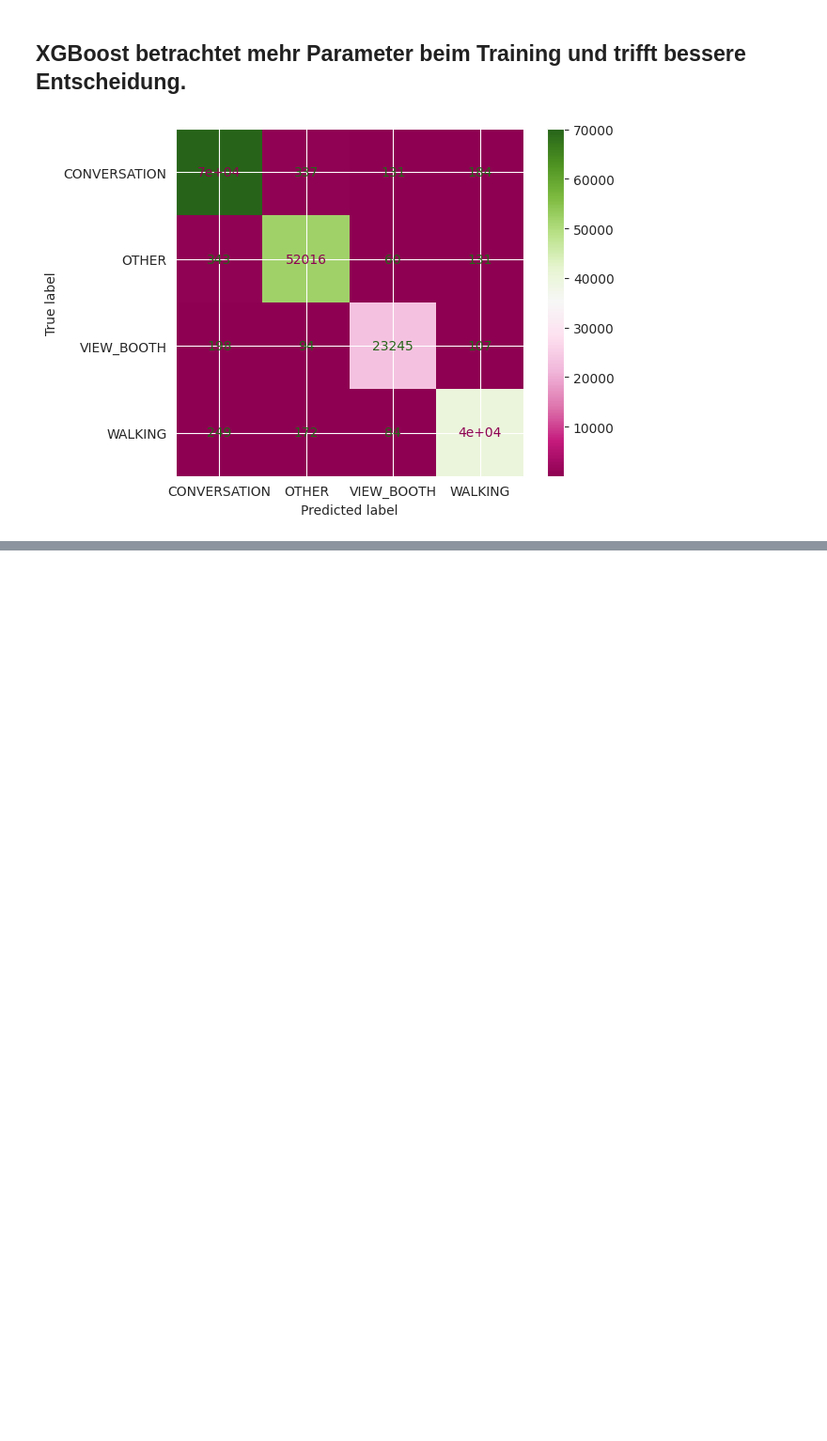
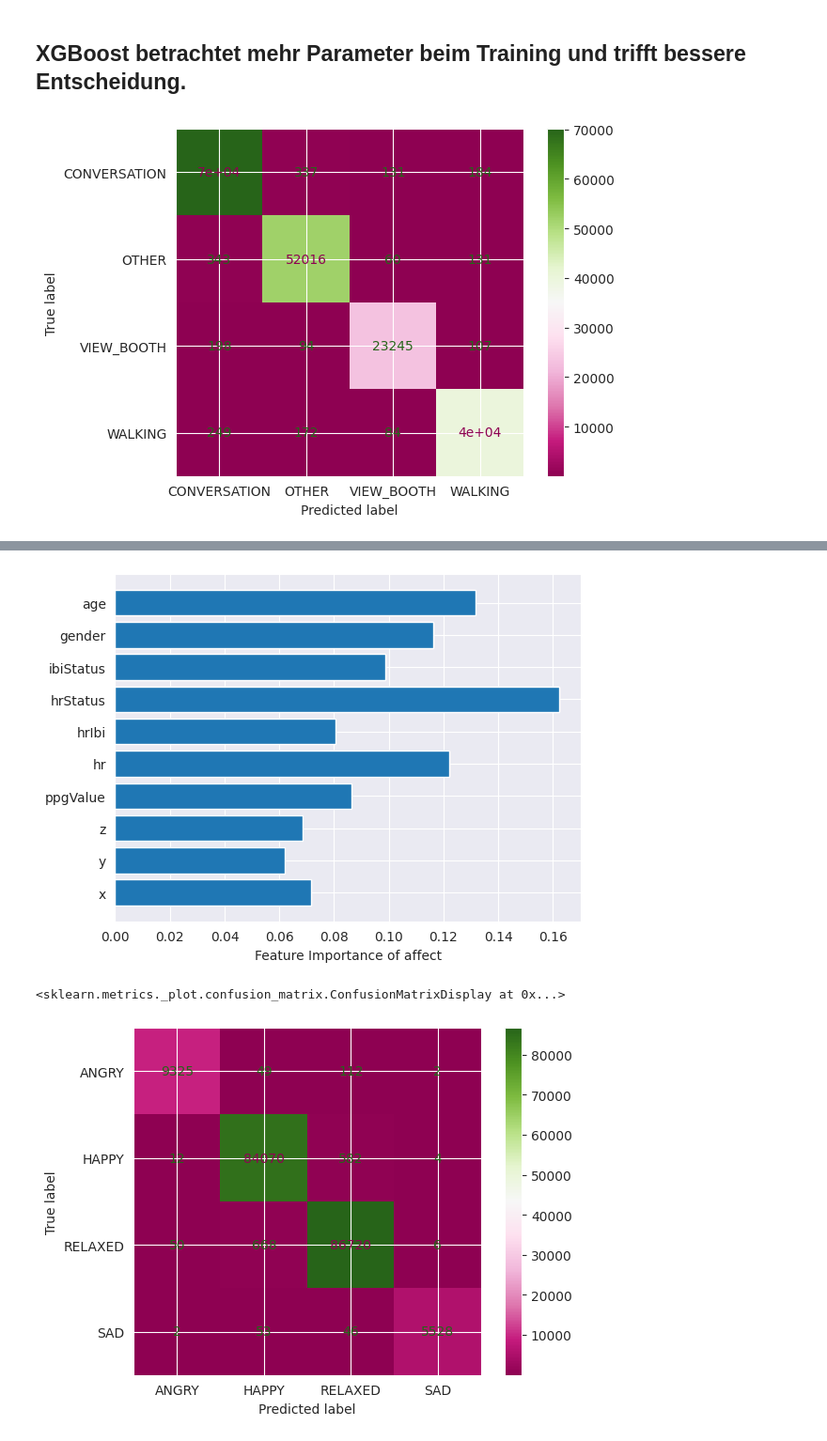
Before and after one commit to Wespe95/BBDC_2024, a Jupyter notebook: BBDC/BBDC_datenanalyse.ipynb, the cells around one changed output, grey strips where cells are left out. Shown at 94% size. Saved outputs shown, nothing was run; the diff lists cells and outputs as text; code cells hidden in the pictures; blank space fills up the shorter version.

```diff
--- a/BBDC/BBDC_datenanalyse.ipynb
+++ b/BBDC/BBDC_datenanalyse.ipynb
@@ -298,0 +436,14 @@ plt.savefig('Confusions_matrix_XGBoost.png')
+# %%
+X_train_a, X_test_a, y_train_a, y_test_a = train_test_split(X, y_affect, test_size=0.2)
+
+le_a = LabelEncoder()
+y_train_affect_encoded = le_a.fit_transform(y_train_a)
+y_test_affect_encoded = le_a.transform(y_test_a)
+# %%
+xgbc_a = XGBClassifier(max_depth=13,n_estimators=300,learning_rate=0.5)
+
+xgbc_a.fit(X_train_a, y_train_affect_encoded)
+y_pred_a = xgbc_a.predict(X_test_a)
+y_test_decode_affect = le.inverse_transform(y_test_affect_encoded)
+y_pred_k_decode_affect = le.inverse_transform(y_pred_a)
+print(classification_report(y_test_decode_affect, y_pred_k_decode_affect))
@@ -298,0 +461,18 @@ plt.savefig('Confusions_matrix_XGBoost.png')
+# %%
+importances_affect = xgbc_k.feature_importances_
+
+# Erstelle ein Balkendiagramm
+plt.barh(range(len(importances_affect)), importances_affect)
+plt.yticks(range(len(importances_affect)), X_train_k.columns)
+plt.xlabel('Feature Importance of affect')
+plt.show()
+
+cm = confusion_matrix(y_test_decode_affect, y_pred_k_decode_affect)
+
+# Erstelle eine ConfusionMatrixDisplay und zeige die Konfusionsmatrix an
+disp = ConfusionMatrixDisplay(confusion_matrix=cm, display_labels=le.classes_)
+disp.plot(cmap='PiYG')
+# %% [output]
+[figure, added]
+<sklearn.metrics._plot.confusion_matrix.ConfusionMatrixDisplay at 0x...>
+[figure, added]
```
Also changed, not shown: parts of 16 cells of this notebook, 1 other file.
